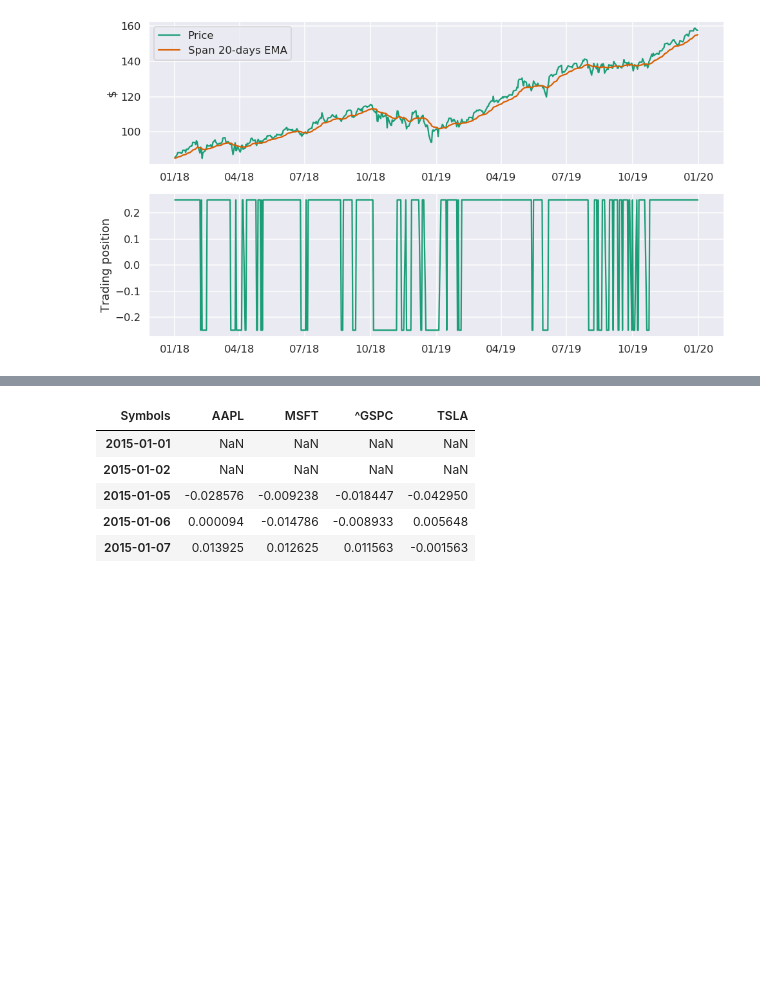
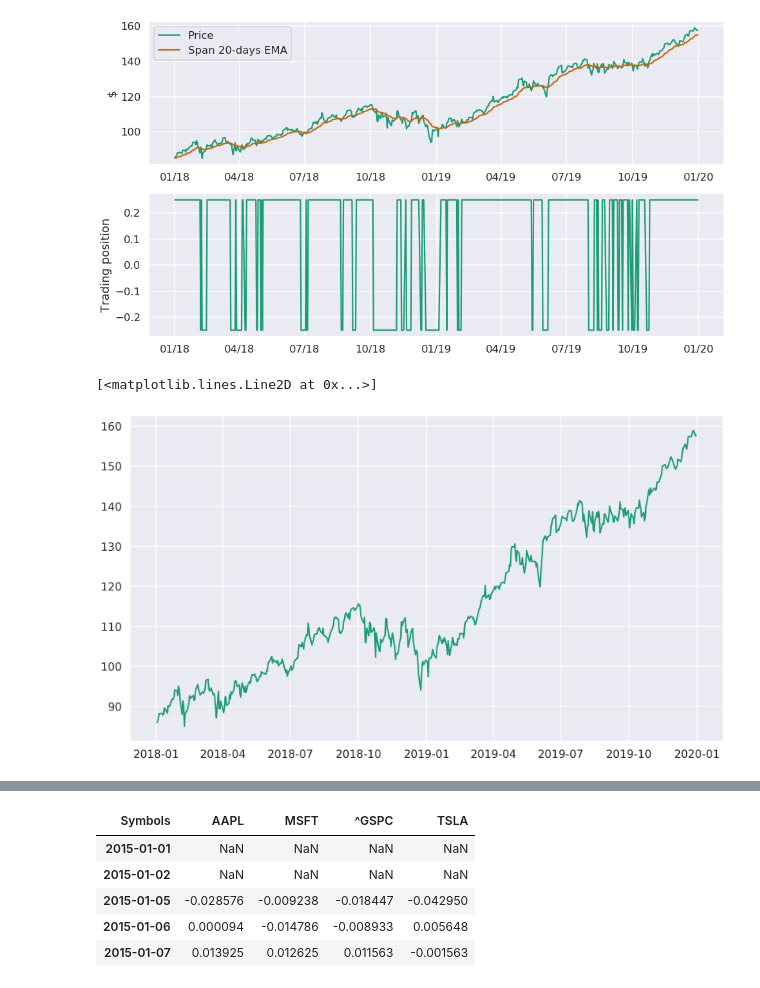
Before and after one commit to francescomarcolli/blockchain_prj, a Jupyter notebook: pyscripts/challenge_scripts/finance_part3.ipynb, the cells around one changed output, grey strips where cells are left out. Saved outputs shown, nothing was run; the diff lists cells and outputs as text; code cells hidden in the pictures; blank space fills up the shorter version.

```diff
--- a/pyscripts/challenge_scripts/finance_part3.ipynb
+++ b/pyscripts/challenge_scripts/finance_part3.ipynb
@@ -5,7 +5,13 @@ import matplotlib.pyplot as plt
 import matplotlib.dates as mdates
 %matplotlib inline
 import seaborn as sns
+import ta
+from ta.utils import dropna
+from pandas_datareader import data as web
+
 sns.set(style='darkgrid', context='talk', palette='Dark2')
+plt.rcParams['figure.figsize'] = [16, 9]
+plt.rcParams['figure.dpi'] = 200
 
 my_year_month_fmt = mdates.DateFormatter('%m/%y')
 
@@ -143,3 +149,12 @@ ax2.set_ylabel('Trading position')
 ax2.xaxis.set_major_formatter(my_year_month_fmt)
 # %% [output]
 [figure]
+# %%
+# MACD Simulation
+
+df = web.DataReader('MSFT', data_source='yahoo', start=start_date, end=end_date)
+df = dropna(df)
+plt.plot(df['Close'])
+# %% [output]
+[<matplotlib.lines.Line2D at 0x...>]
+[figure, added]
```
Also changed, not shown: parts of 3 cells of this notebook.
